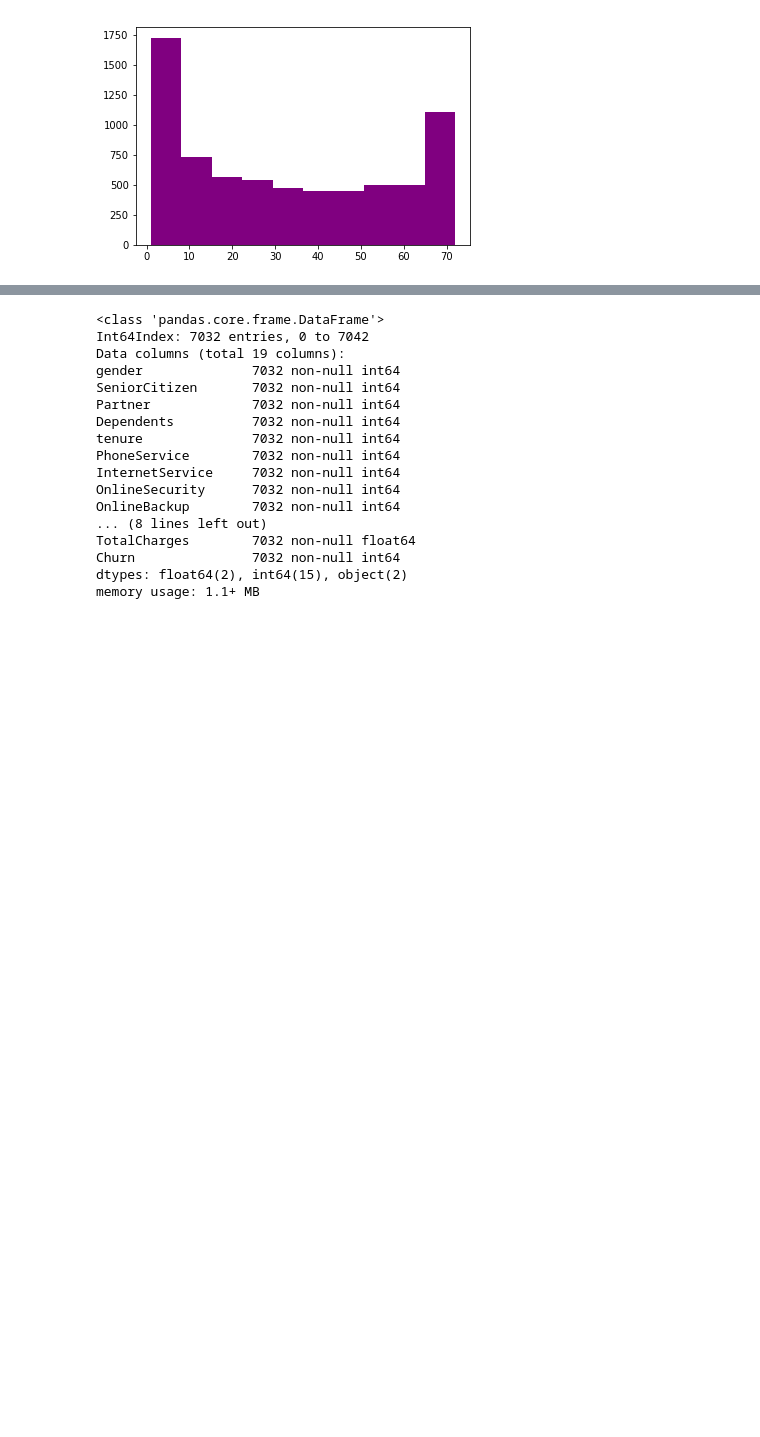
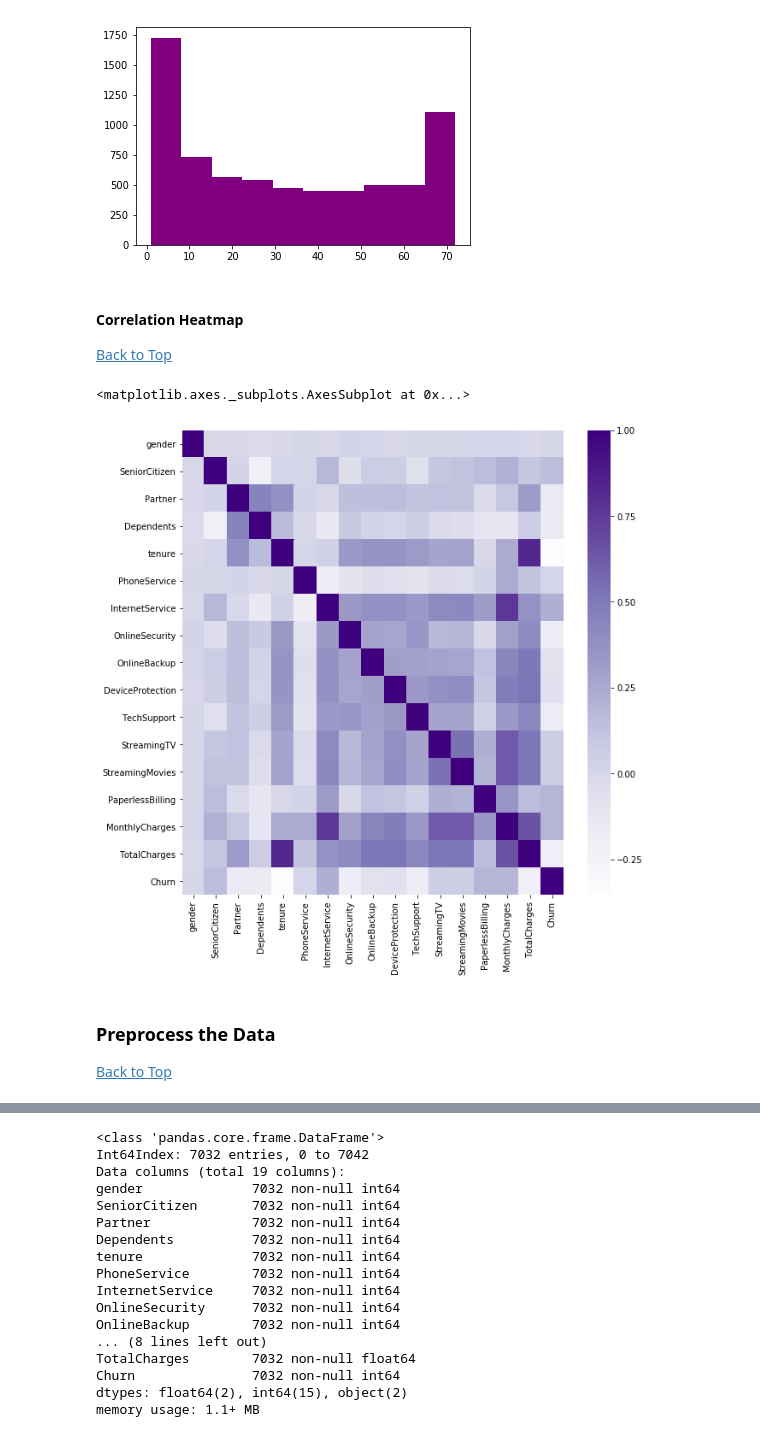
Before and after one commit to steeznation16/hackathon-jan-2019-clf, a Jupyter notebook: The-Great-Hackathon-of-January-2019.ipynb, the cells around one changed output, grey strips where cells are left out. Cells and saved outputs as stored; diff of their text form; code cells hidden in the pictures; blank space fills up the shorter version.

```diff
--- a/The-Great-Hackathon-of-January-2019.ipynb
+++ b/The-Great-Hackathon-of-January-2019.ipynb
@@ -315,6 +336,18 @@ Name: tenure, dtype: float64
 plt.hist(df.tenure, color='purple');
 # %% [output]
 [figure]
+# %% [markdown]
+#### Correlation Heatmap <a id='corr_heatmap'></a>
+<a href='#top'>Back to Top</a>
+# %%
+plt.figure(figsize=(10,10))
+sns.heatmap(df.corr(), cmap='Purples')
+# %% [output]
+<matplotlib.axes._subplots.AxesSubplot at 0x...>
+[figure, added]
+# %% [markdown]
+### Preprocess the Data <a id='section_3'></a>
+<a href='#top'>Back to Top</a>
 # %%
 dummy_df = pd.get_dummies(df)
 dummy_df.head()
```
Also changed, not shown: parts of 63 cells of this notebook.
